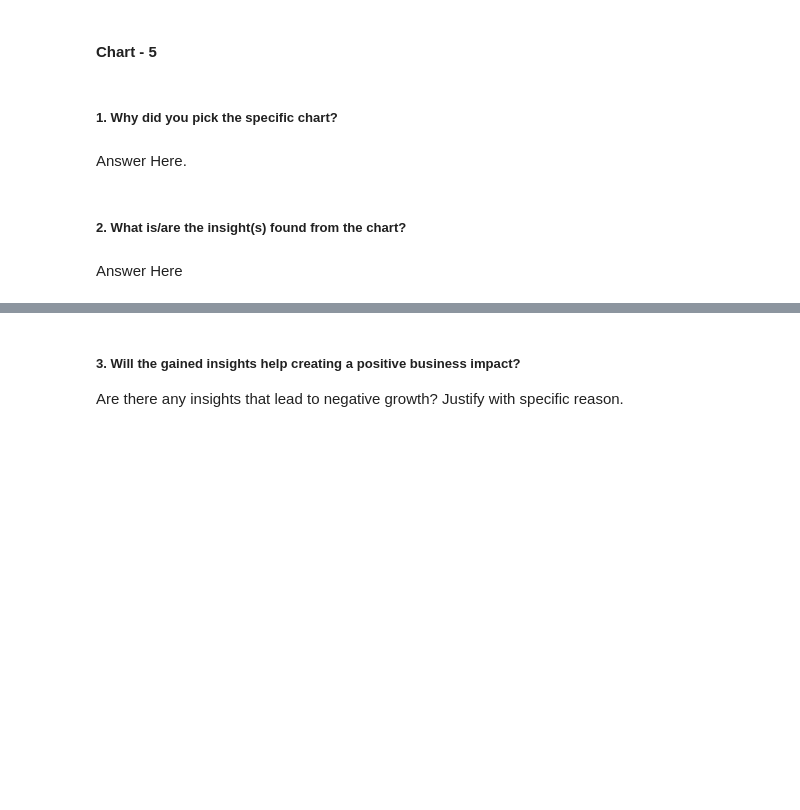
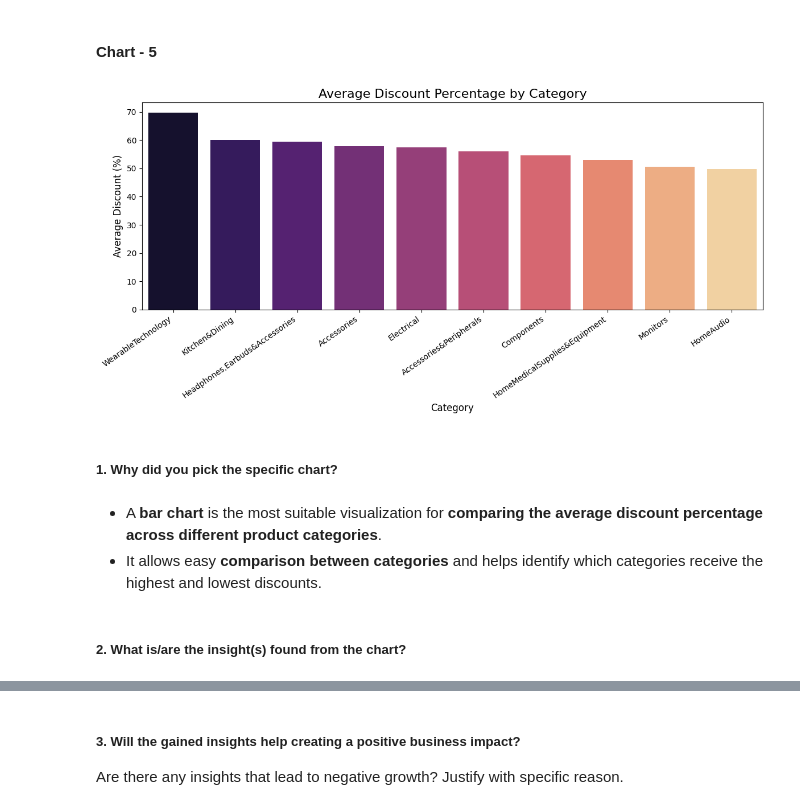
Before and after one commit to Sneha8126/ML---Unsupervised-Learning-Project, a Jupyter notebook: Sneha_copy_of_Sample_ML_Submission_Clustering_Template.ipynb, the cells around one changed output, grey strips where cells are left out. Cells and saved outputs as stored; diff of their text form; code cells hidden in the pictures; blank space fills up the shorter version.

Commit message:
Added Chart-5

```diff
--- a/Sneha_copy_of_Sample_ML_Submission_Clustering_Template.ipynb
+++ b/Sneha_copy_of_Sample_ML_Submission_Clustering_Template.ipynb
@@ -558,8 +556,37 @@ Are there any insights that lead to negative growth? Justify with specific reaso
+# %%
+# Chart - 5 visualization code
+
+# Average Discount Percentage by Category
+
+avg_discount = (
+    df.groupby('main_category')['discount_percentage']
+      .mean()
+      .sort_values(ascending=False)
+      .head(10)
+)
+
+plt.figure(figsize=(12,6))
+
+sns.barplot(
+    x=avg_discount.index,
+    y=avg_discount.values,
+    palette='magma'
+)
+
+plt.title('Average Discount Percentage by Category', fontsize=16)
+plt.xlabel('Category', fontsize=12)
+plt.ylabel('Average Discount (%)', fontsize=12)
+
+plt.xticks(rotation=35, ha='right')
+
+plt.tight_layout()
+plt.show()
+# %% [output]
+[figure, added]
 # %% [markdown]
 ##### 1. Why did you pick the specific chart?
-# %% [markdown]
-Answer Here.
+# %% [markdown]
+* A **bar chart** is the most suitable visualization for **comparing the average discount percentage across different product categories**.
+* It allows easy **comparison between categories** and helps identify which categories receive the highest and lowest discounts.
 # %% [markdown]
 ##### 2. What is/are the insight(s) found from the chart?
-# %% [markdown]
-Answer Here
```
Also changed, not shown: parts of 4 cells of this notebook.
